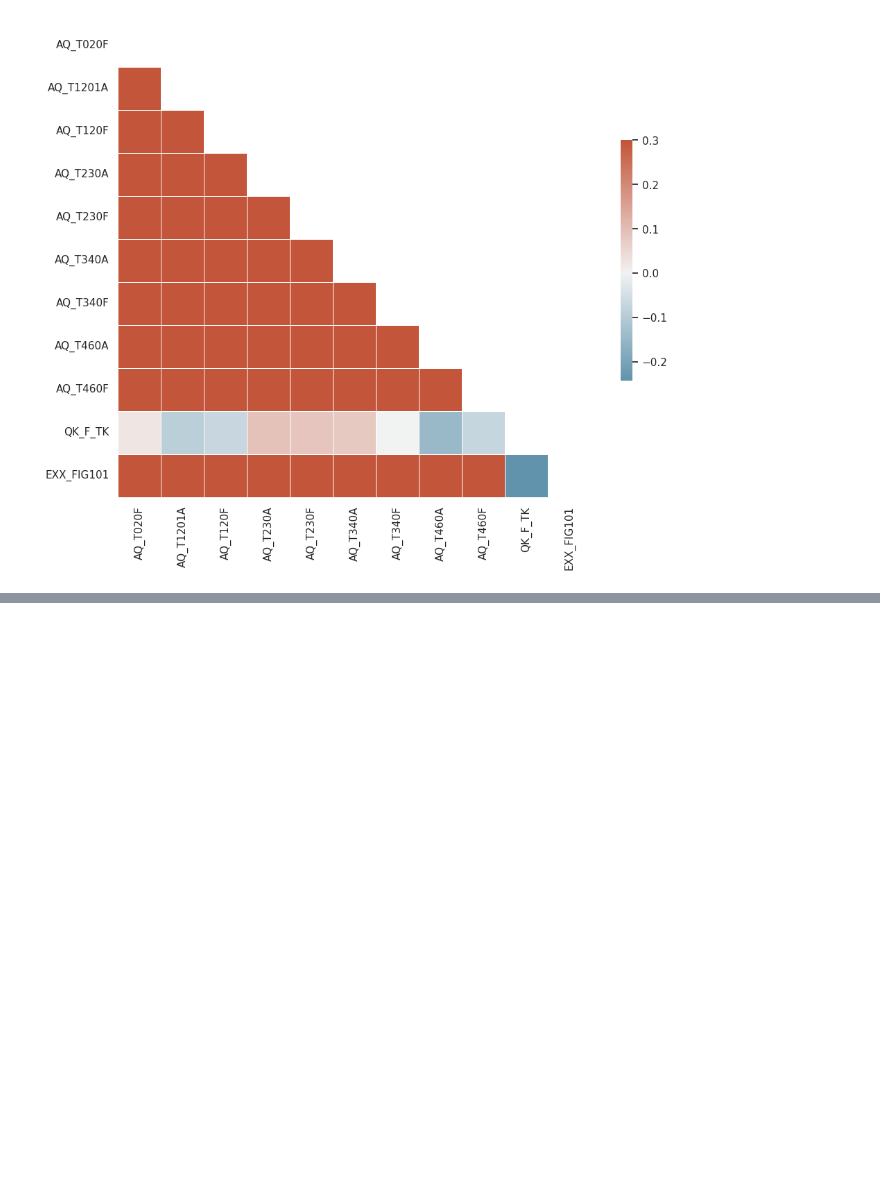
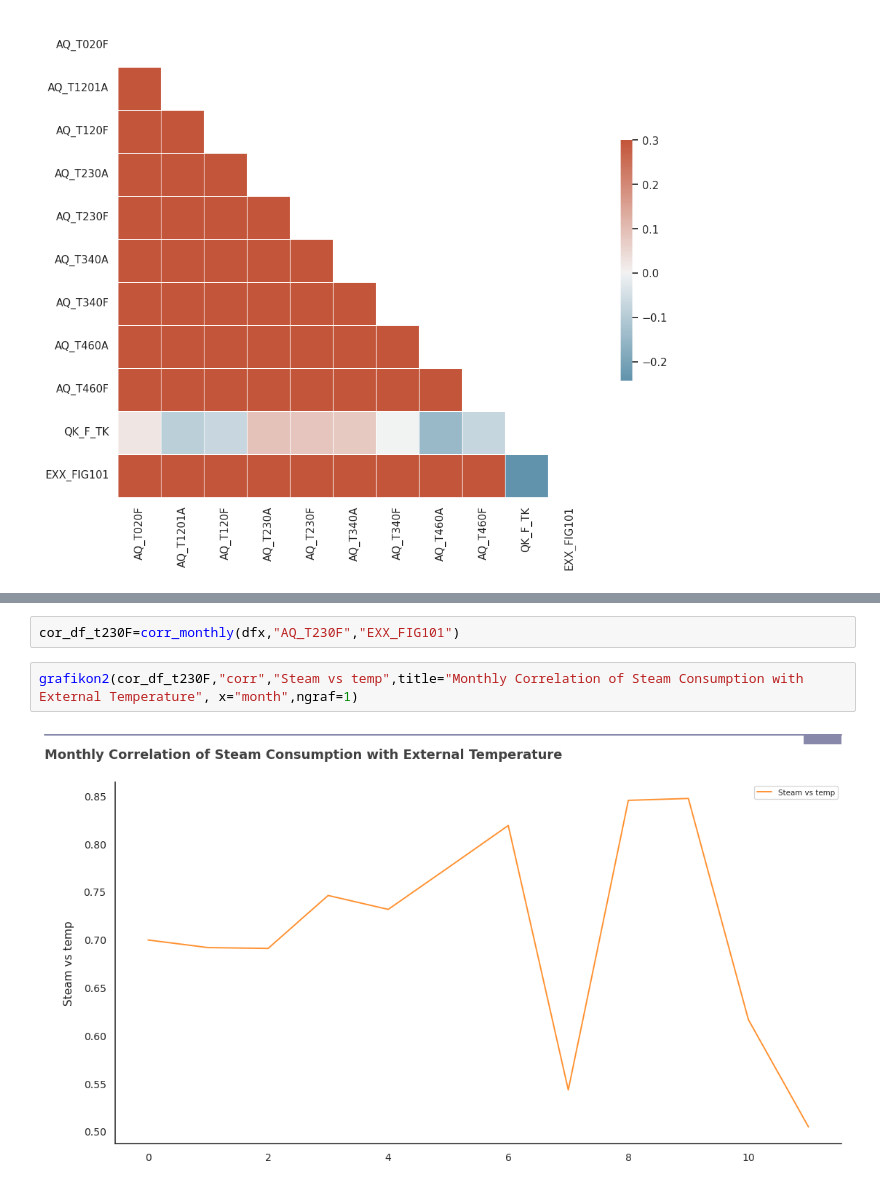
Before and after one commit to sipocz/I4_0, a Jupyter notebook: SolventRecovery_model.ipynb, the cells around one changed output, grey strips where cells are left out. Cells and saved outputs as stored; diff of their text form; blank space fills up the shorter version.

```diff
--- a/SolventRecovery_model.ipynb
+++ b/SolventRecovery_model.ipynb
@@ -179,0 +282,6 @@ sns.heatmap(corr, mask=mask, cmap=cmap, vmax=.3, center=0,
+# %%
+cor_df_t230F=corr_monthly(dfx,"AQ_T230F","EXX_FIG101")
+# %%
+grafikon2(cor_df_t230F,"corr","Steam vs temp",title="Monthly Correlation of Steam Consumption with External Temperature", x="month",ngraf=1)
+# %% [output]
+[figure, added]
```
Also changed, not shown: parts of 20 cells of this notebook.
